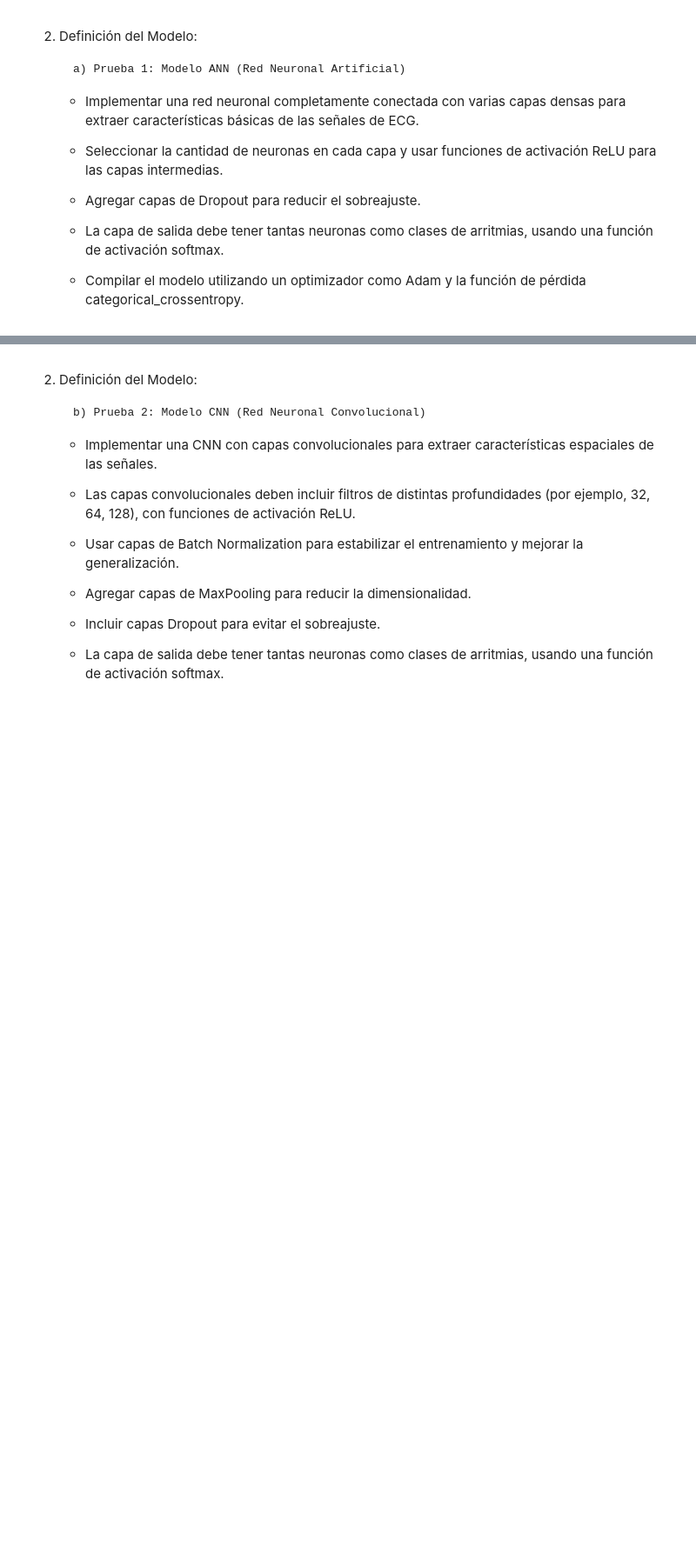
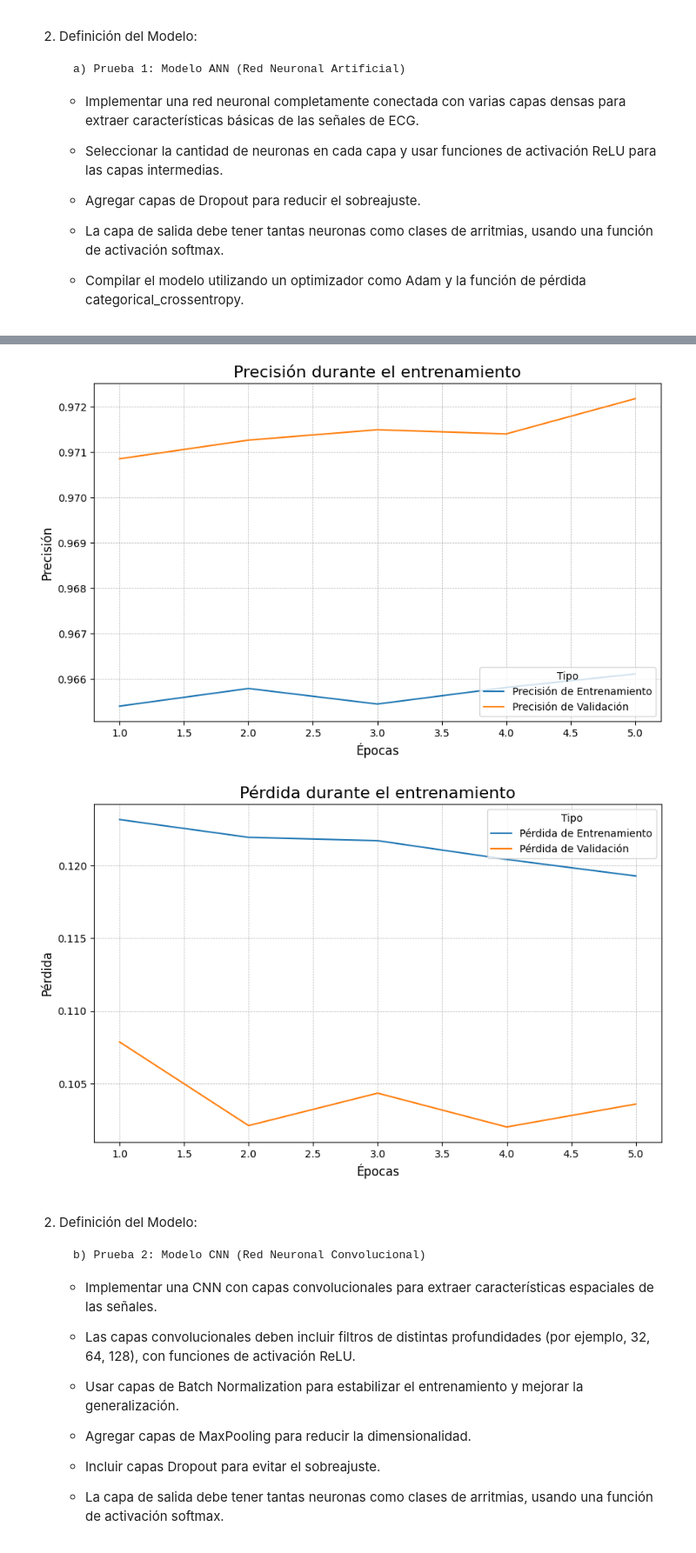
Before and after one commit to MallyMartinez/sem_IA2, a Jupyter notebook: proyect/proyect.ipynb, the cells around one changed output, grey strips where cells are left out. Shown at 87% size. Cells and saved outputs as stored; diff of their text form; code cells hidden in the pictures; blank space fills up the shorter version.

```diff
--- a/proyect/proyect.ipynb
+++ b/proyect/proyect.ipynb
@@ -142,3 +258,44 @@ Datos de prueba normalizados: (21892, 200)
+# %%
+# Crear tablas de precisión y pérdida
+def plot_metrics(history):
+    # Crear un DataFrame con las métricas
+    metrics_df = pd.DataFrame({
+        'Época': range(1, len(history.history['accuracy']) + 1),
+        'Precisión de Entrenamiento': history.history['accuracy'],
+        'Precisión de Validación': history.history['val_accuracy'],
+        'Pérdida de Entrenamiento': history.history['loss'],
+        'Pérdida de Validación': history.history['val_loss']
+    })
+
+    # Plot de Precisión
+    plt.figure(figsize=(10, 6))
+    sns.lineplot(x='Época', y='value', hue='variable',
+                 data=metrics_df.melt(id_vars=['Época'], value_vars=[
+                     'Precisión de Entrenamiento', 'Precisión de Validación']))
+    plt.title('Precisión durante el entrenamiento', fontsize=16)
+    plt.xlabel('Épocas', fontsize=12)
+    plt.ylabel('Precisión', fontsize=12)
+    plt.legend(title='Tipo', loc='lower right')
+    plt.grid(visible=True, linestyle='--', linewidth=0.5)
+    plt.show()
+
+    # Plot de Pérdida
+    plt.figure(figsize=(10, 6))
+    sns.lineplot(x='Época', y='value', hue='variable',
+                 data=metrics_df.melt(id_vars=['Época'], value_vars=[
+                     'Pérdida de Entrenamiento', 'Pérdida de Validación']))
+    plt.title('Pérdida durante el entrenamiento', fontsize=16)
+    plt.xlabel('Épocas', fontsize=12)
+    plt.ylabel('Pérdida', fontsize=12)
+    plt.legend(title='Tipo', loc='upper right')
+    plt.grid(visible=True, linestyle='--', linewidth=0.5)
+    plt.show()
+
+# Llamar a la función para graficar
+plot_metrics(history_extra)
+# %% [output]
+[figure, added]
+[figure, added]
 # %% [markdown]
 
 2.	Definición del Modelo:
```
Also changed, not shown: parts of 3 cells of this notebook.
